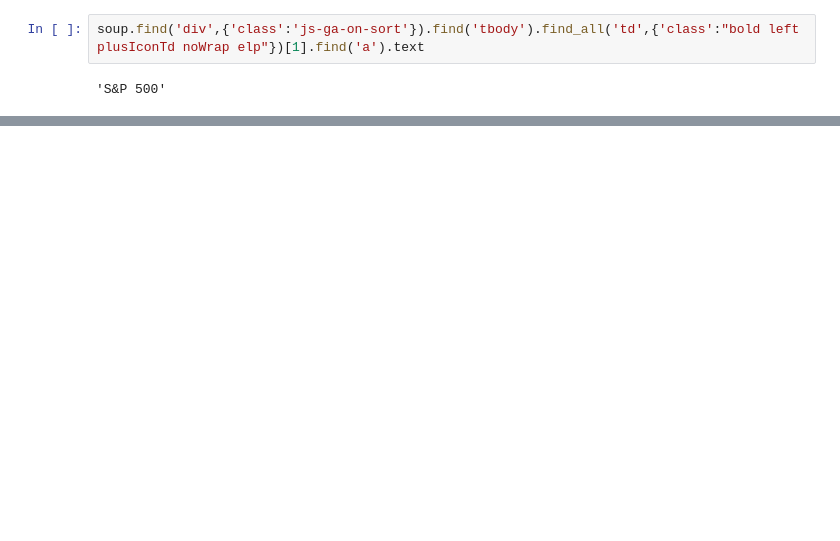
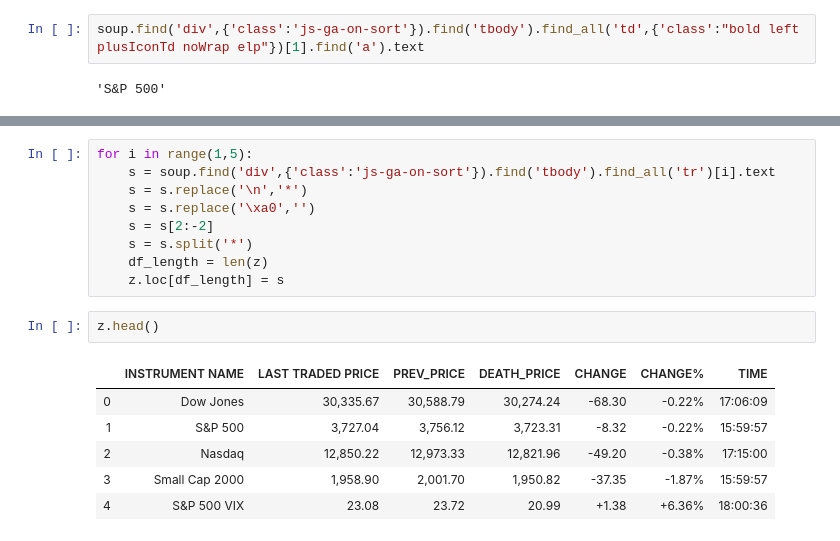
Before and after one commit to Sandeep19531/Stock_Market_Prediction, a Jupyter notebook: Coding Question 2.ipynb, the cells around one changed output, grey strips where cells are left out. Saved outputs shown, nothing was run; the diff lists cells and outputs as text; blank space fills up the shorter version.

```diff
--- a/Coding Question 2.ipynb
+++ b/Coding Question 2.ipynb
@@ -82,0 +74,18 @@ df
+# %%
+for i in range(1,5):
+    s = soup.find('div',{'class':'js-ga-on-sort'}).find('tbody').find_all('tr')[i].text
+    s = s.replace('\n','*')
+    s = s.replace('\xa0','')
+    s = s[2:-2]
+    s = s.split('*')
+    df_length = len(z)
+    z.loc[df_length] = s
+# %%
+z.head()
+# %% [output]
+|  | INSTRUMENT NAME | LAST TRADED PRICE | PREV_PRICE | DEATH_PRICE | CHANGE | CHANGE% | TIME |
+| 0 | Dow Jones | 30,335.67 | 30,588.79 | 30,274.24 | -68.30 | -0.22% | 17:06:09 |
+| 1 | S&P 500 | 3,727.04 | 3,756.12 | 3,723.31 | -8.32 | -0.22% | 15:59:57 |
+| 2 | Nasdaq | 12,850.22 | 12,973.33 | 12,821.96 | -49.20 | -0.38% | 17:15:00 |
+| 3 | Small Cap 2000 | 1,958.90 | 2,001.70 | 1,950.82 | -37.35 | -1.87% | 15:59:57 |
+| 4 | S&P 500 VIX | 23.08 | 23.72 | 20.99 | +1.38 | +6.36% | 18:00:36 |
```
Also changed, not shown: parts of 9 cells of this notebook, 2 other files.
